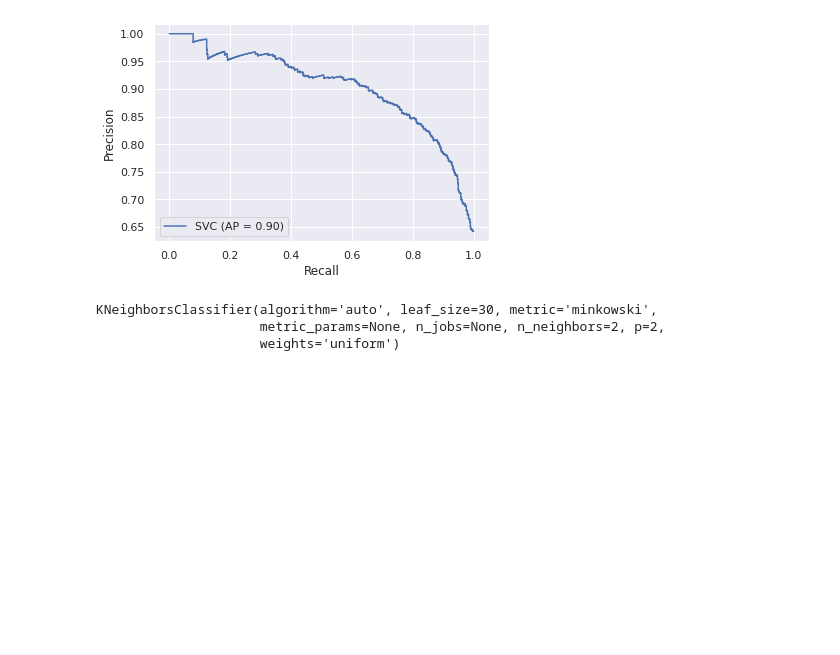
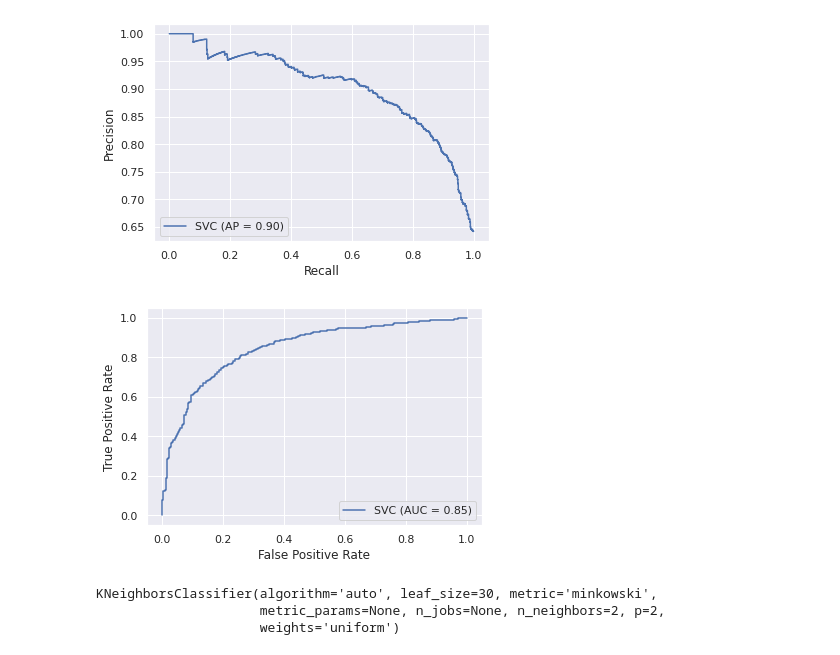
Before and after one commit to vibhor2mathur/Kaggle, a Jupyter notebook: WineQualityPrediction.ipynb, the cells around one changed output. Saved outputs shown, nothing was run; the diff lists cells and outputs as text; code cells hidden in the pictures; blank space fills up the shorter version.

```diff
--- a/WineQualityPrediction.ipynb
+++ b/WineQualityPrediction.ipynb
@@ -387,6 +393,10 @@ from sklearn.metrics import plot_precision_recall_curve
 disp = plot_precision_recall_curve(reg, X_test, y_test)
 # %% [output]
 [figure]
+# %%
+plot=plot_roc_curve(reg,X_test,y_test)
+# %% [output]
+[figure, added]
 # %%
 from sklearn.neighbors import KNeighborsClassifier
 reg=KNeighborsClassifier(n_neighbors=2)
```
Also changed, not shown: parts of 9 cells of this notebook.
